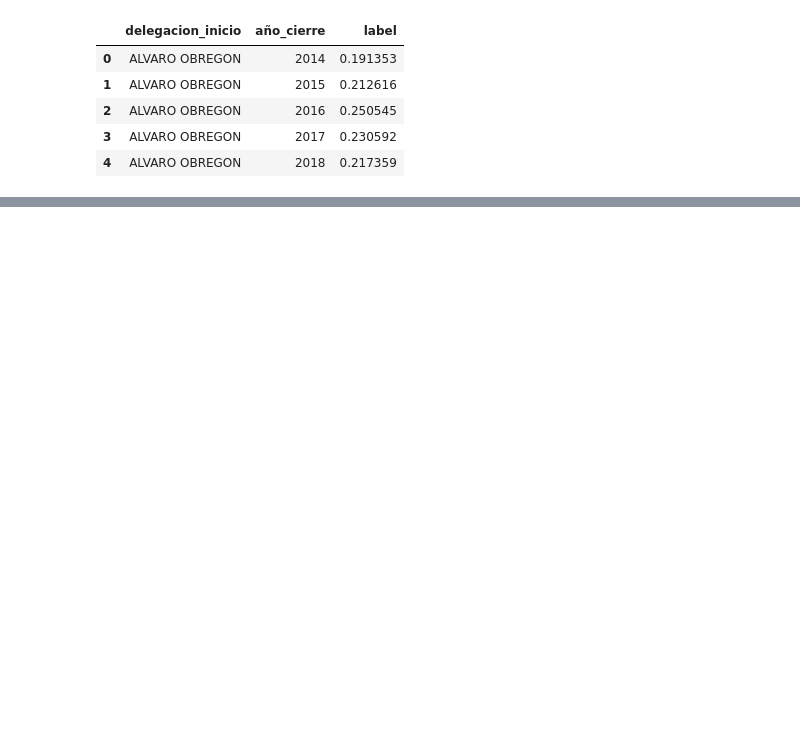
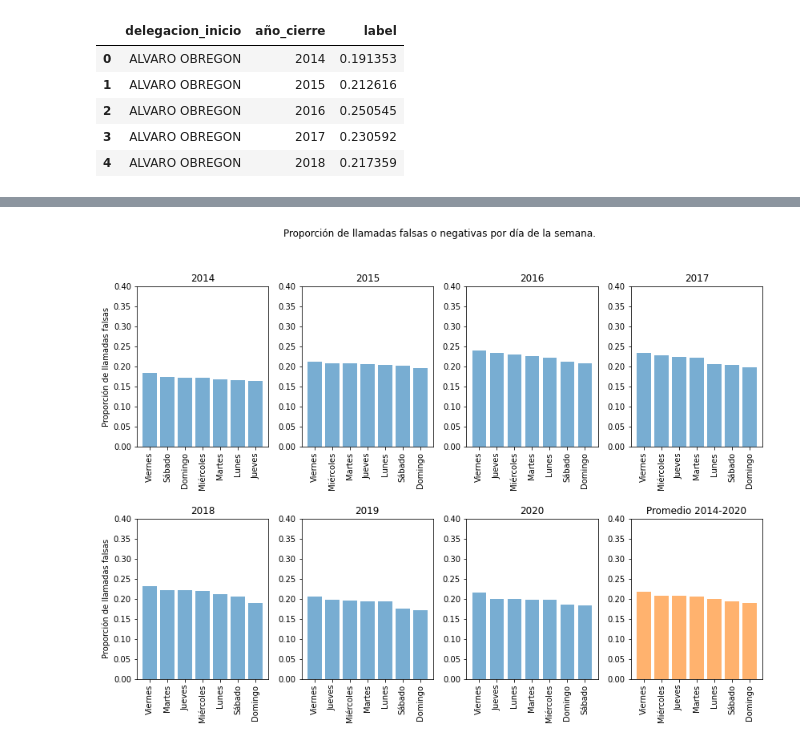
Before and after one commit to caroacostatovany/accidentes-viales-CDMX, a Jupyter notebook: notebooks/geda_pipeline.ipynb, the cells around one changed output, grey strips where cells are left out. Drawn from its saved outputs; the diff is of its cells as text; code cells hidden in the pictures; blank space fills up the shorter version.

```diff
--- a/notebooks/geda_pipeline.ipynb
+++ b/notebooks/geda_pipeline.ipynb
@@ -462,0 +283,39 @@ plt.show();
+# %%
+#paso 1: inicializar el agrupamiento y crear los promedios
+dia_semana = data.groupby(["dia_semana", "año_cierre"], as_index = False).agg({"label": "mean"})
+#promedio
+prom_dia = dia_semana.groupby(["dia_semana"], as_index = False).agg({'label': 'mean'})
+prom_dia = prom_dia.sort_values(by=["label"],ascending = False)
+#paso 2: inicializar gráfica masiva
+fig, axs = plt.subplots(2,4, figsize = (14,10))
+plt.subplots_adjust(wspace = .25, hspace = .45, bottom = .20)
+fig.suptitle('Proporción de llamadas falsas o negativas por día de la semana.')
+
+#paso 3: llenar el facet grid
+for i in range(8):
+    año = 2014 + i #2014, 2015,..., 2020
+    row = i // 4
+    col = i % 4
+    #filtramos solo por año
+    grouping = dia_semana[dia_semana["año_cierre"] == año].sort_values(by = "label", ascending = False)
+    dias = [e.lower().title() for e in grouping.dia_semana.values]
+    axs[row,col].bar(grouping.dia_semana, grouping.label, align='center', alpha=0.6)
+    axs[row,col].set_title(f"{str(año)}")
+    axs[row,col].set_ylim([0,.40])
+    axs[row,col].set_xticks(range(7))
+    axs[row,col].set_xticklabels(dias, rotation = 90)
+    if i == 0 or i == 4:
+        axs[row,col].set(ylabel = "Proporción de llamadas falsas")
+    #campo del promedio se llena de forma distinta
+    if row == 1 and col == 3:
+        axs[row,col].bar(prom_dia.dia_semana, prom_dia.label, align = "center", alpha=0.6)
+        dias = [e for e in prom_dia.dia_semana.values]
+        axs[row,col].set_title("Promedio 2014-2020")
+        axs[row,col].set_ylim([0,.40])
+        axs[row,col].set_xticks(range(7))
+        axs[row,col].set_xticklabels(dias, rotation = 90)
+#plt.sca(axs[0,3])
+#plt.xticks(list(range(16)), ["str(e)" for e in range(16)], rotation=90)
+plt.show();
+# %% [output]
+[figure, added]
```
Also changed, not shown: parts of 54 cells of this notebook.
